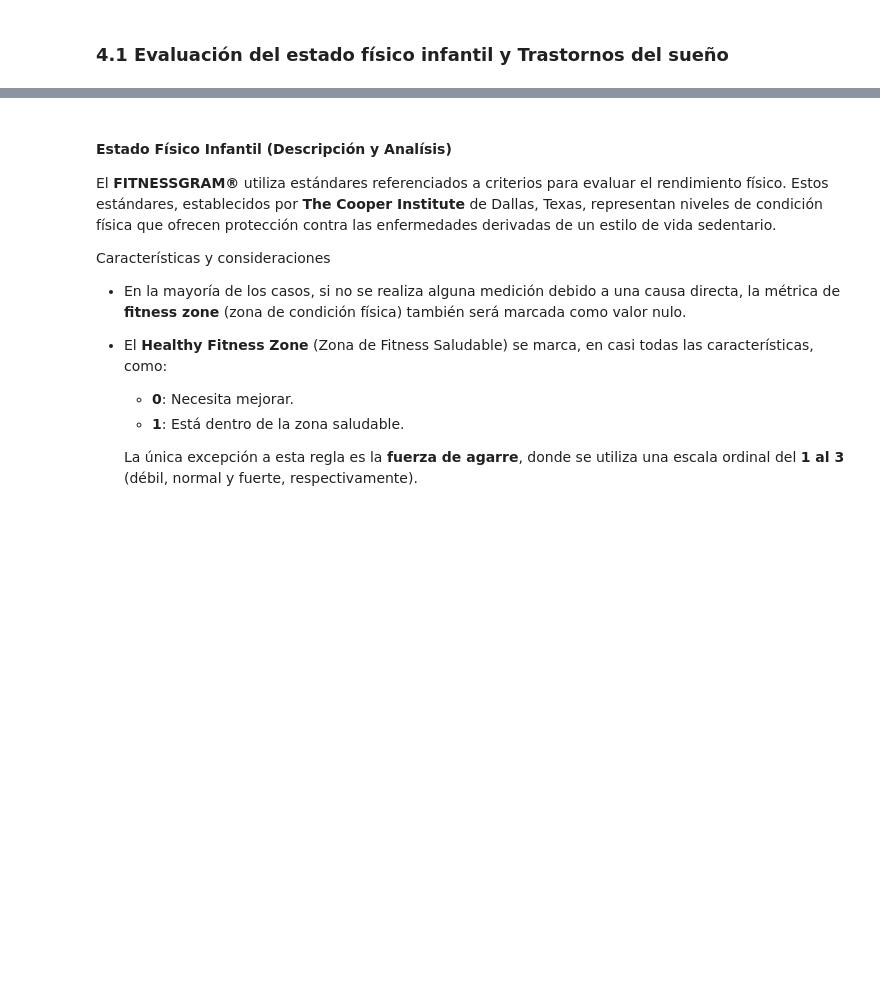
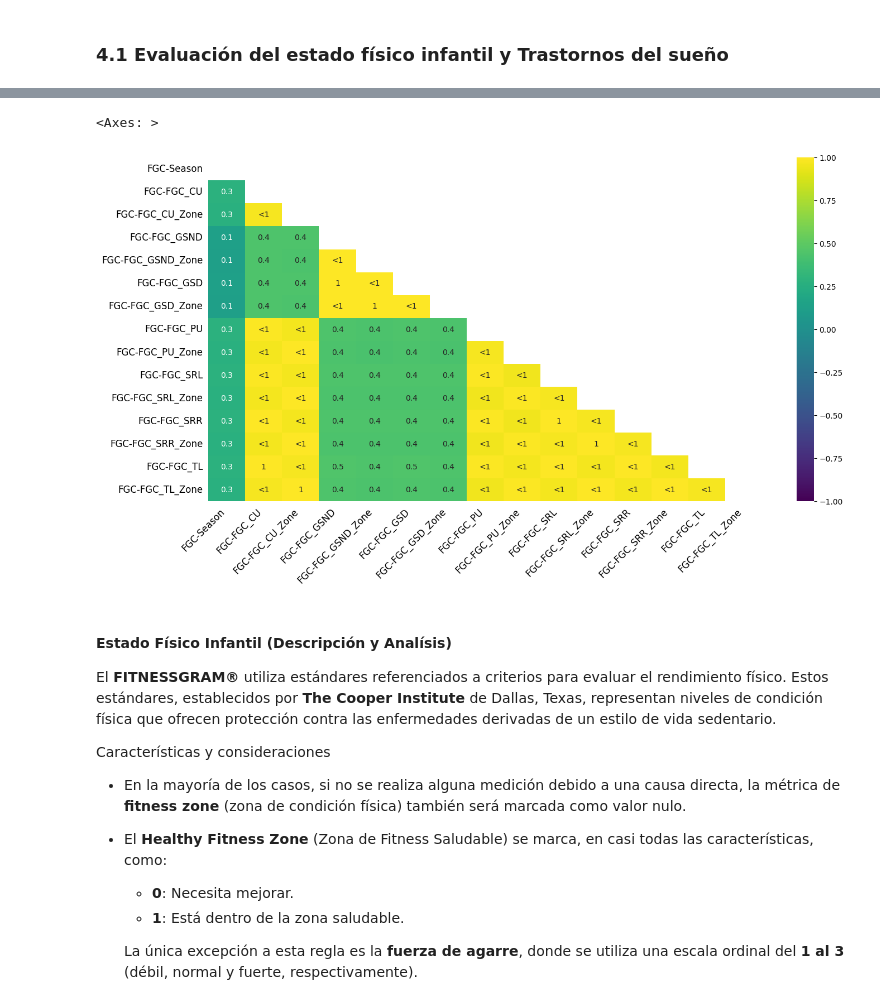
Before and after one commit to GustavoGtz/PIU_Prediction, a Jupyter notebook: proyect/child_mind_kaggle.ipynb, the cells around one changed output, grey strips where cells are left out. Cells and saved outputs as stored; diff of their text form; code cells hidden in the pictures; blank space fills up the shorter version.

```diff
--- a/proyect/child_mind_kaggle.ipynb
+++ b/proyect/child_mind_kaggle.ipynb
@@ -218,3 +223,8 @@ SDS = ["SDS-Season",
+# %%
+msno.heatmap(train_supervized[FGC], figsize=(16,8), cmap="viridis", fontsize=12)
+# %% [output]
+<Axes: >
+[figure, added]
 # %% [markdown]
 #### Estado Físico Infantil (Descripción y Analísis)
 
```
Also changed, not shown: parts of 47 cells of this notebook.
